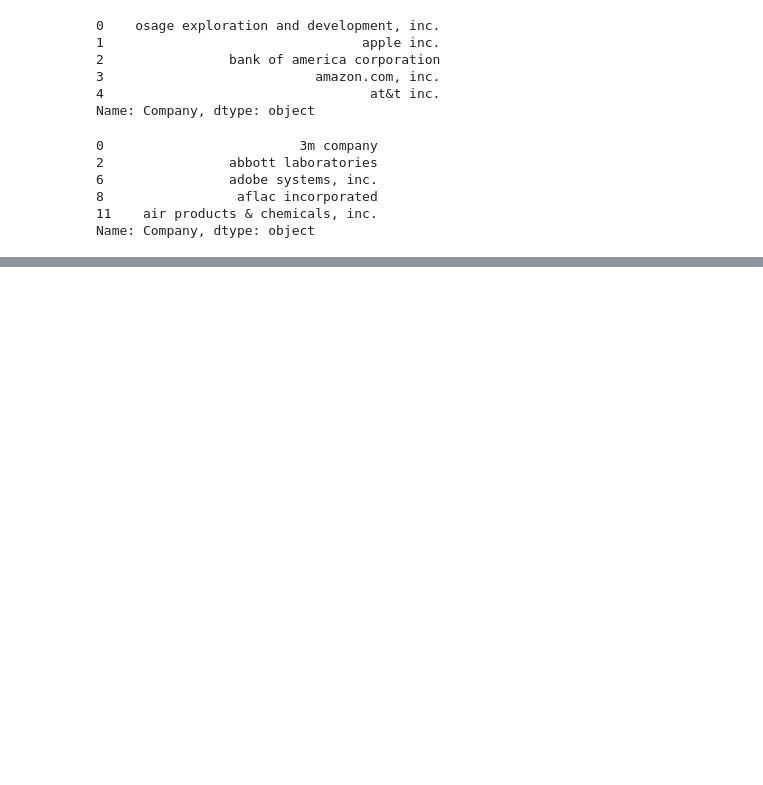
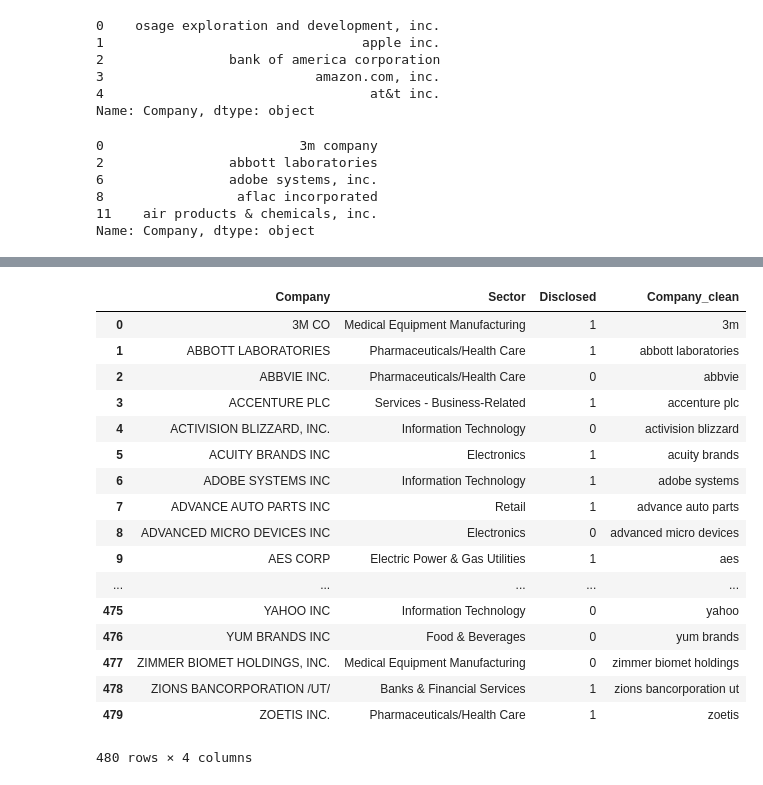
Before and after one commit to kellieotto/clean_energy_hack, a Jupyter notebook: notebooks/01-cdp_emissions_data_exploration.ipynb, the cells around one changed output, grey strips where cells are left out. Cells and saved outputs as stored; diff of their text form; code cells hidden in the pictures; blank space fills up the shorter version.

```diff
--- a/notebooks/01-cdp_emissions_data_exploration.ipynb
+++ b/notebooks/01-cdp_emissions_data_exploration.ipynb
@@ -175,0 +255,21 @@ Name: Company, dtype: object
+# %%
+sec
+# %% [output]
+|  | Company | Sector | Disclosed | Company_clean |
+| 0 | 3M CO | Medical Equipment Manufacturing | 1 | 3m |
+| 1 | ABBOTT LABORATORIES | Pharmaceuticals/Health Care | 1 | abbott laboratories |
+| 2 | ABBVIE INC. | Pharmaceuticals/Health Care | 0 | abbvie |
+| 3 | ACCENTURE PLC | Services - Business-Related | 1 | accenture plc |
+| 4 | ACTIVISION BLIZZARD, INC. | Information Technology | 0 | activision blizzard |
+| 5 | ACUITY BRANDS INC | Electronics | 1 | acuity brands |
+| 6 | ADOBE SYSTEMS INC | Information Technology | 1 | adobe systems |
+| 7 | ADVANCE AUTO PARTS INC | Retail | 1 | advance auto parts |
+| 8 | ADVANCED MICRO DEVICES INC | Electronics | 0 | advanced micro devices |
+| 9 | AES CORP | Electric Power & Gas Utilities | 1 | aes |
+| ... | ... | ... | ... | ... |
+| 475 | YAHOO INC | Information Technology | 0 | yahoo |
+| 476 | YUM BRANDS INC | Food & Beverages | 0 | yum brands |
+| 477 | ZIMMER BIOMET HOLDINGS, INC. | Medical Equipment Manufacturing | 0 | zimmer biomet holdings |
+| 478 | ZIONS BANCORPORATION /UT/ | Banks & Financial Services | 1 | zions bancorporation ut |
+| 479 | ZOETIS INC. | Pharmaceuticals/Health Care | 1 | zoetis |
+480 rows × 4 columns
```
Also changed, not shown: parts of 12 cells of this notebook, 6 other files.
